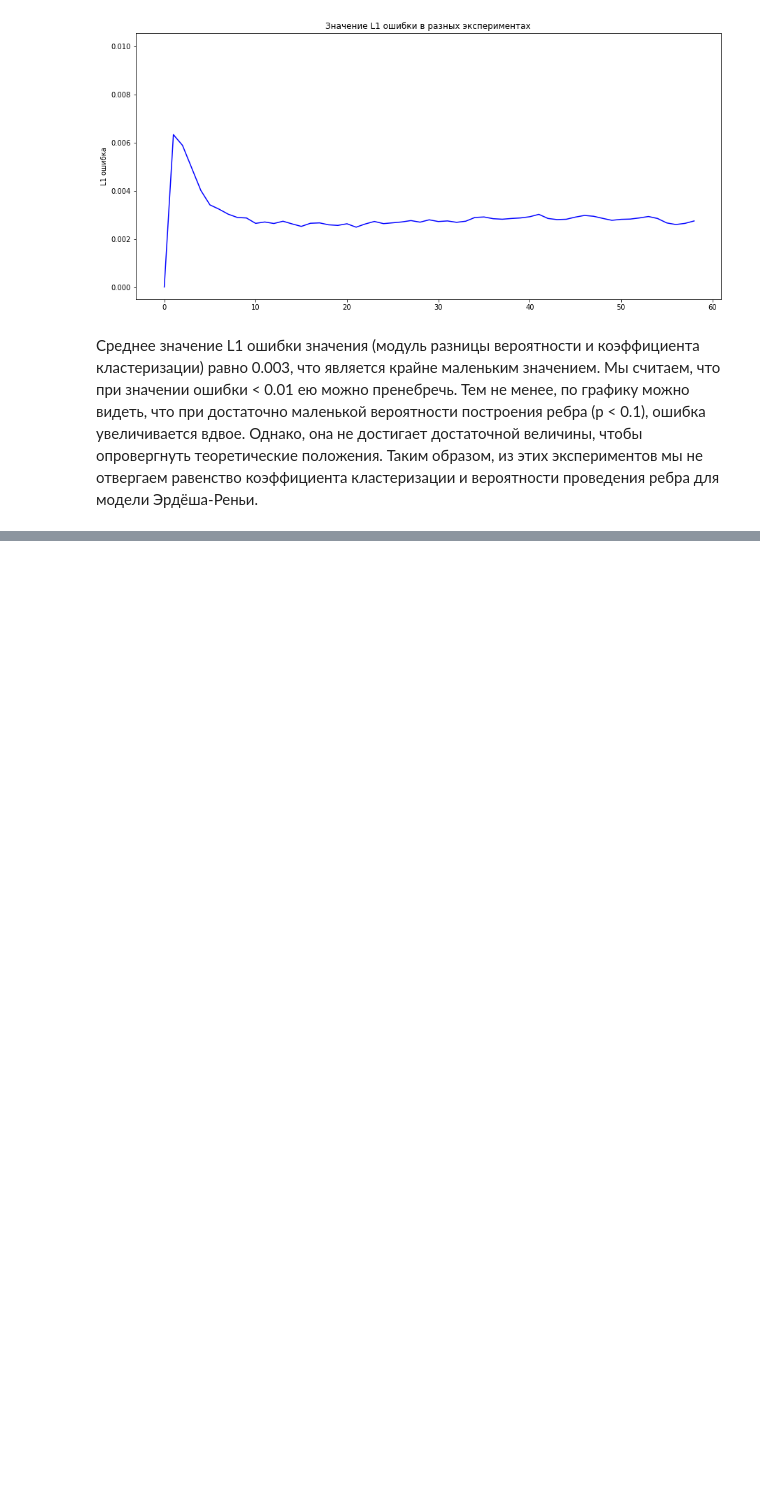
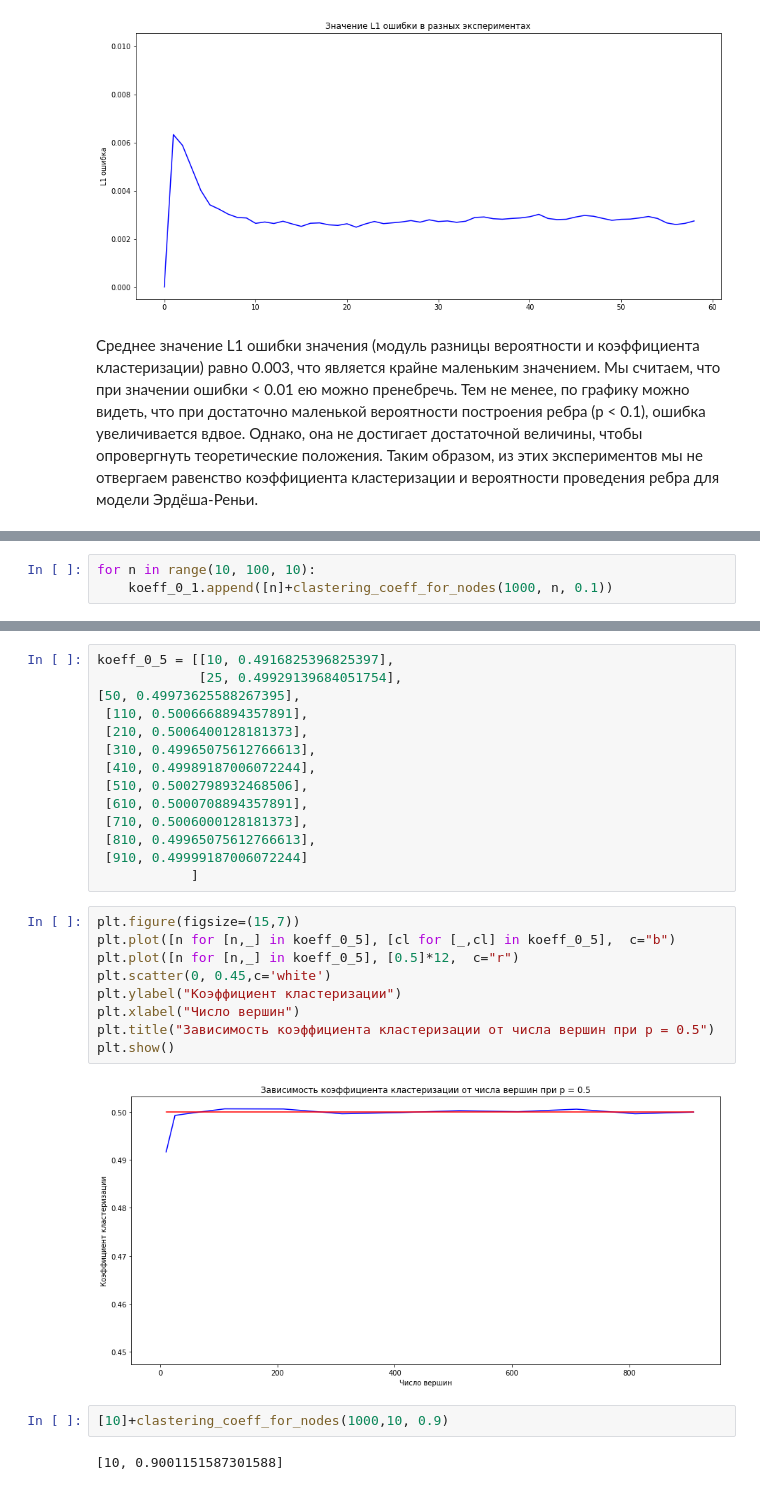
Before and after one commit to MaksimovArtem/NetworksLabs, a Jupyter notebook: Report.ipynb, the cells around one changed output, grey strips where cells are left out. Drawn from its saved outputs; the diff is of its cells as text; blank space fills up the shorter version.

```diff
--- a/Report.ipynb
+++ b/Report.ipynb
@@ -284,0 +317,3 @@ plt.show()
+# %%
+for n in range(10, 100, 10):
+    koeff_0_1.append([n]+clastering_coeff_for_nodes(1000, n, 0.1))
@@ -284,0 +329,29 @@ plt.show()
+# %%
+koeff_0_5 = [[10, 0.4916825396825397],
+             [25, 0.49929139684051754],
+[50, 0.49973625588267395],
+ [110, 0.5006668894357891],
+ [210, 0.5006400128181373],
+ [310, 0.49965075612766613],
+ [410, 0.49989187006072244],
+ [510, 0.5002798932468506],
+ [610, 0.5000708894357891],
+ [710, 0.5006000128181373],
+ [810, 0.49965075612766613],
+ [910, 0.49999187006072244]
+            ]
+# %%
+plt.figure(figsize=(15,7))
+plt.plot([n for [n,_] in koeff_0_5], [cl for [_,cl] in koeff_0_5],  c="b")
+plt.plot([n for [n,_] in koeff_0_5], [0.5]*12,  c="r")
+plt.scatter(0, 0.45,c='white')
+plt.ylabel("Коэффициент кластеризации")
+plt.xlabel("Число вершин")
+plt.title("Зависимость коэффициента кластеризации от числа вершин при p = 0.5")
+plt.show()
+# %% [output]
+[figure, added]
+# %%
+[10]+clastering_coeff_for_nodes(1000,10, 0.9)
+# %% [output]
+[10, 0.9001151587301588]
```
Also changed, not shown: parts of 8 cells of this notebook.
